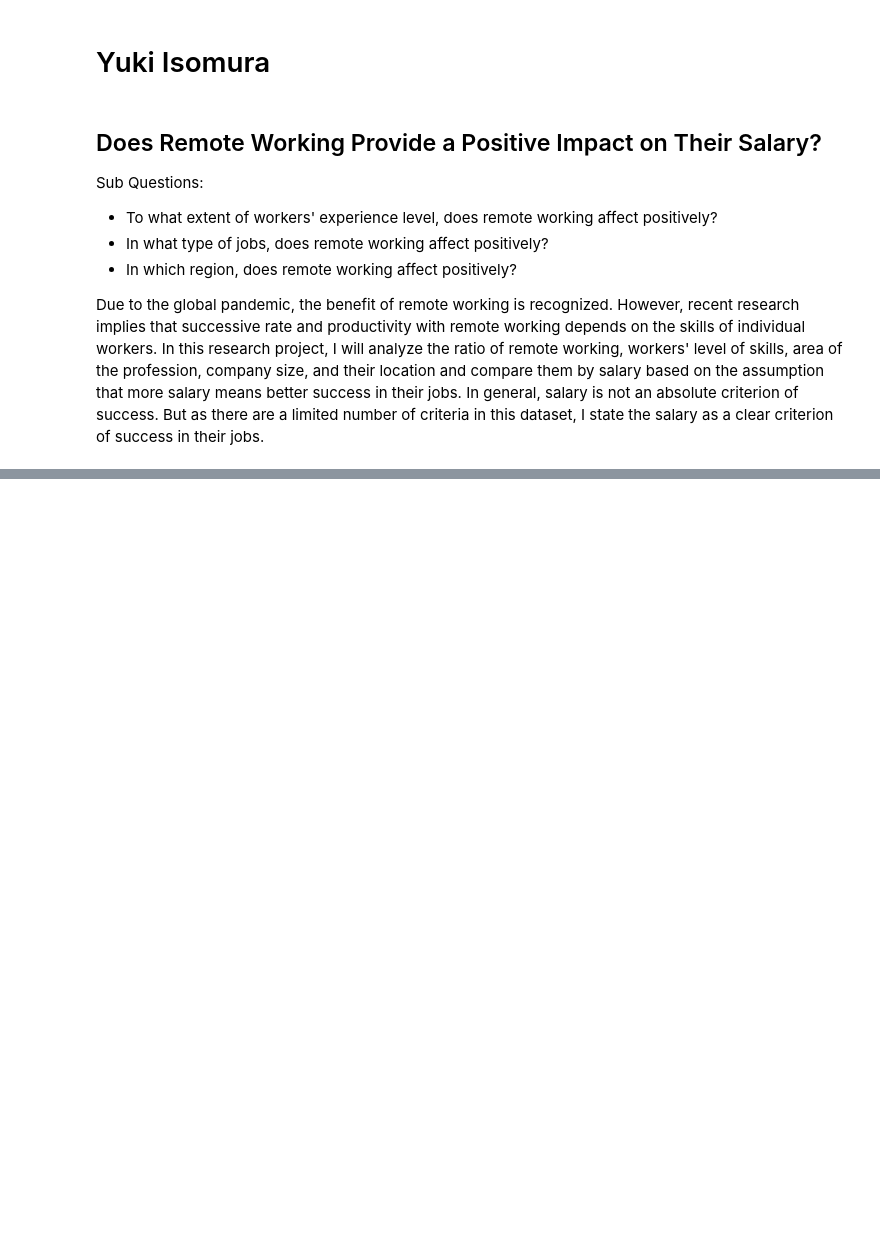
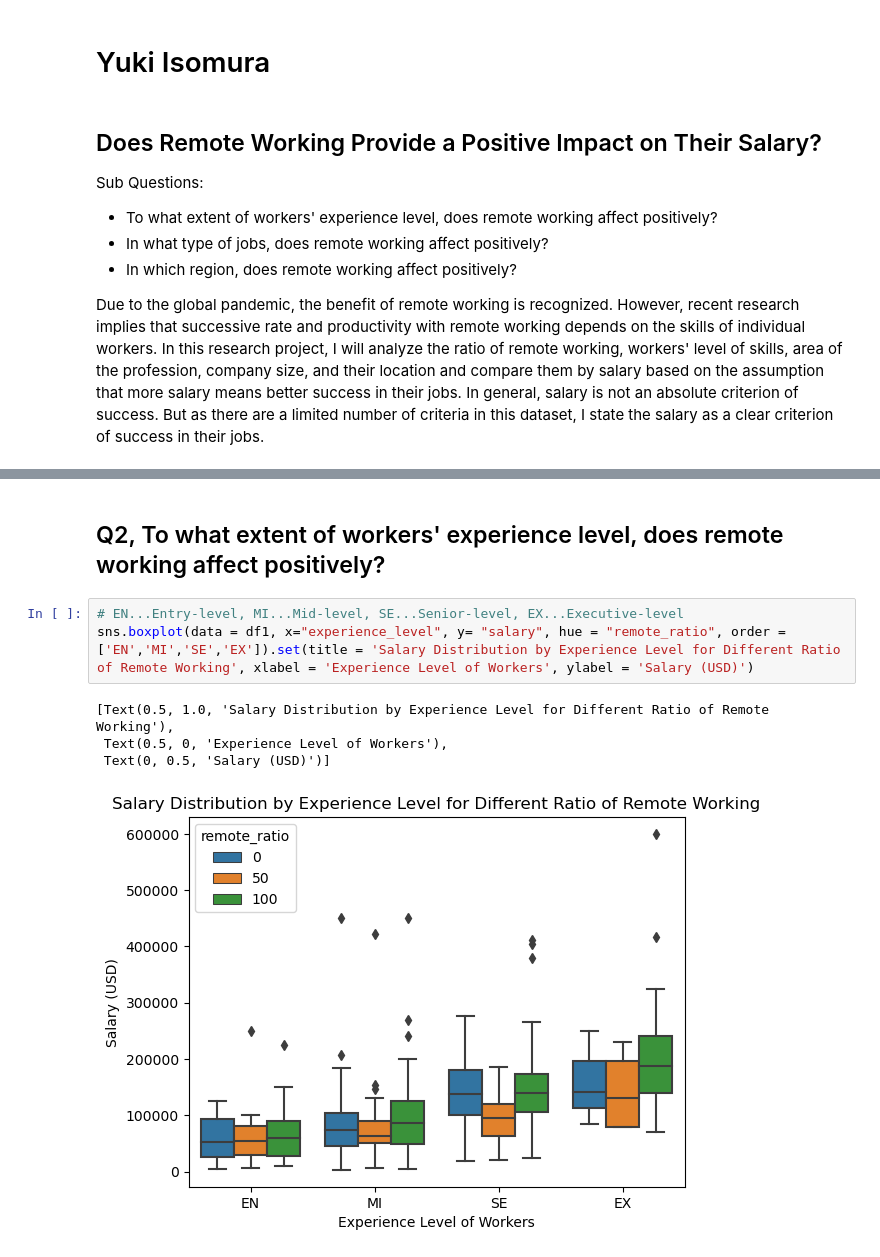
Before and after one commit to ubco-W2022T2-data301/project-group-group07, a Jupyter notebook: analysis/analysis3.ipynb, the cells around one changed output, grey strips where cells are left out. Drawn from its saved outputs; the diff is of its cells as text; blank space fills up the shorter version.

```diff
--- a/analysis/analysis3.ipynb
+++ b/analysis/analysis3.ipynb
@@ -35,0 +73,10 @@ df
+# %% [markdown]
+## Q2, To what extent of workers' experience level, does remote working affect positively?
+# %%
+# EN...Entry-level, MI...Mid-level, SE...Senior-level, EX...Executive-level
+sns.boxplot(data = df1, x="experience_level", y= "salary", hue = "remote_ratio", order = ['EN','MI','SE','EX']).set(title = 'Salary Distribution by Experience Level for Different Ratio of Remote Working', xlabel = 'Experience Level of Workers', ylabel = 'Salary (USD)')
+# %% [output]
+[Text(0.5, 1.0, 'Salary Distribution by Experience Level for Different Ratio of Remote Working'),
+ Text(0.5, 0, 'Experience Level of Workers'),
+ Text(0, 0.5, 'Salary (USD)')]
+[figure, added]
```
Also changed, not shown: parts of 20 cells of this notebook.
